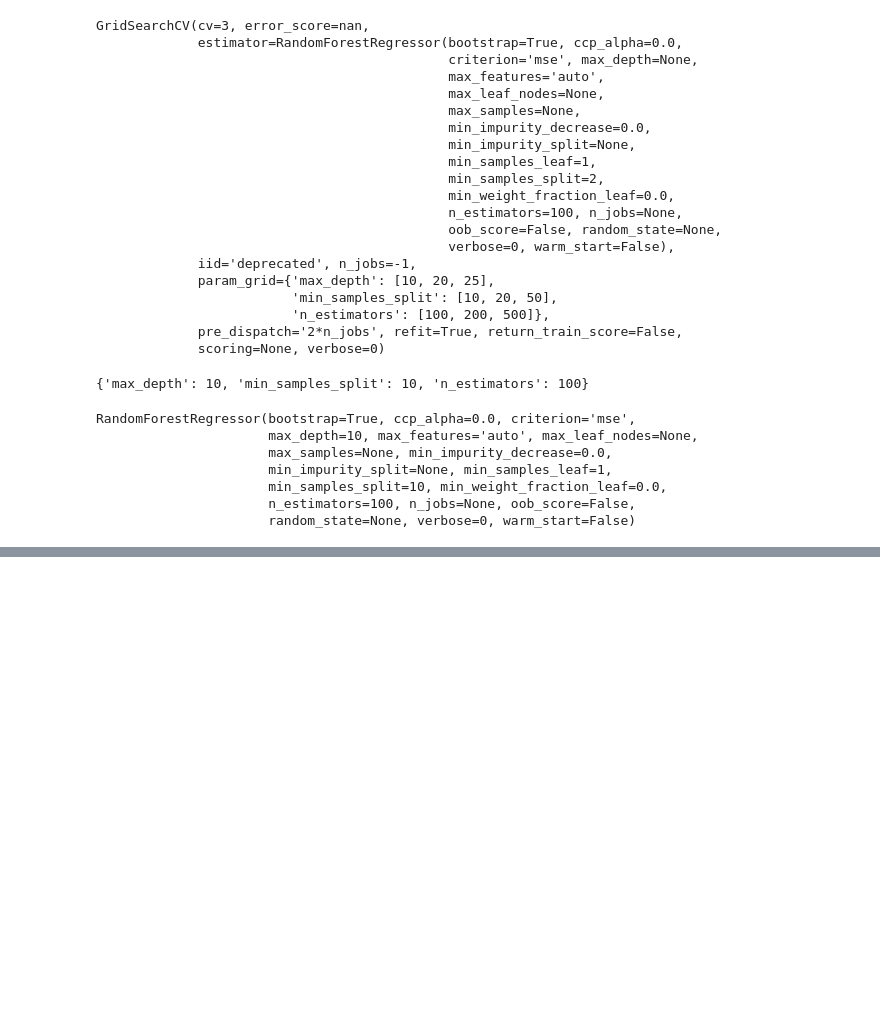
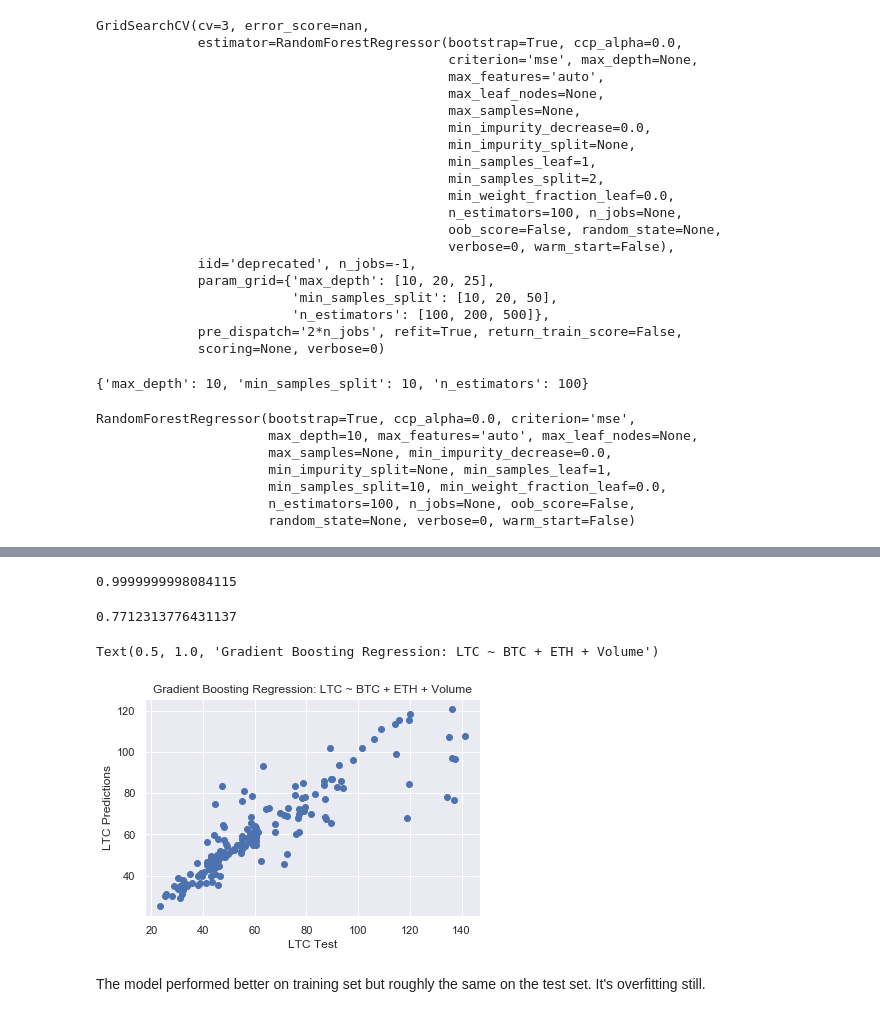
Before and after one commit to hank-butler/Third-Capstone, a Jupyter notebook: Third_Capstone_Modeling.ipynb, the cells around one changed output, grey strips where cells are left out. Drawn from its saved outputs; the diff is of its cells as text; code cells hidden in the pictures; blank space fills up the shorter version.

```diff
--- a/Third_Capstone_Modeling.ipynb
+++ b/Third_Capstone_Modeling.ipynb
@@ -1045,0 +1176,6 @@ Text(0.5, 1.0, 'Random Forest Regression - LTC ~ BTC + ETH + Volume')
+# %%
+gbr_ltc_pvol = GradientBoostingRegressor(max_depth = 20,
+                                        max_features = 'sqrt',
+                                        n_estimators = 300)
+# %%
+gbr_ltc_pvol.fit(X_train, y_train)
@@ -1045,0 +1192,22 @@ Text(0.5, 1.0, 'Random Forest Regression - LTC ~ BTC + ETH + Volume')
+# %%
+gbr_ltc_pvol.score(X_train, y_train)
+# %% [output]
+0.9999999998084115
+# %%
+gbr_ltc_pvol.score(X_test, y_test)
+# %% [output]
+0.7712313776431137
+# %%
+y_pred = gbr_ltc_pvol.predict(X_test)
+# %%
+y_pred = pd.Series(y_pred)
+# %%
+plt.scatter(y_test, y_pred)
+plt.xlabel("LTC Test")
+plt.ylabel("LTC Predictions")
+plt.title("Gradient Boosting Regression: LTC ~ BTC + ETH + Volume")
+# %% [output]
+Text(0.5, 1.0, 'Gradient Boosting Regression: LTC ~ BTC + ETH + Volume')
+[figure, added]
+# %% [markdown]
+The model performed better on training set but roughly the same on the test set. It's overfitting still.
```
Also changed, not shown: parts of 53 cells of this notebook.
